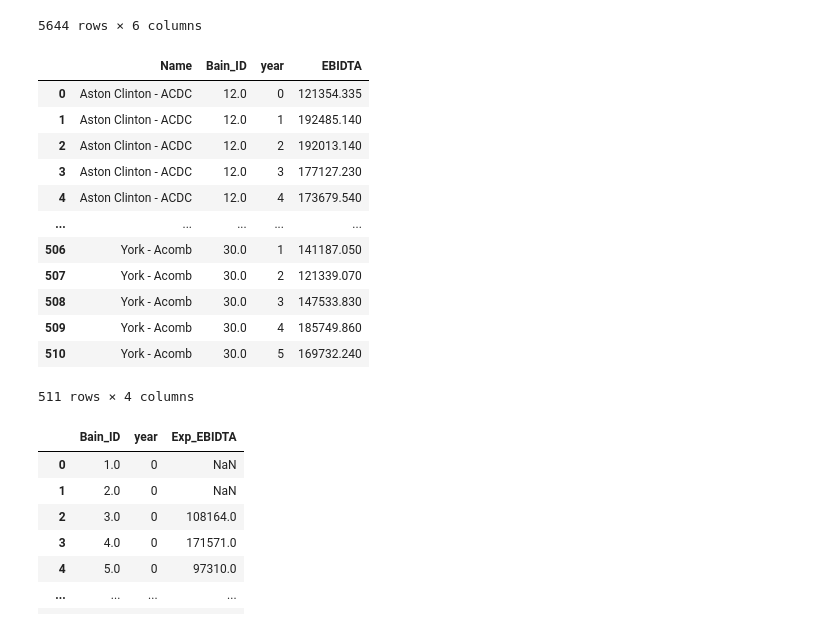
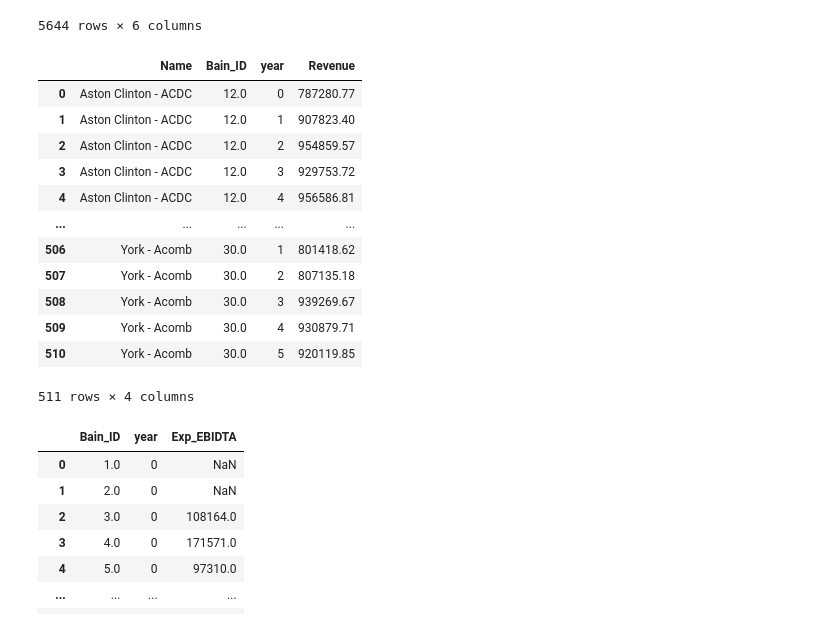
Before and after one commit to MichalChojnowski/AAG_E5GS, a Jupyter notebook: Analysis.ipynb, the cells around one changed output. Cells and saved outputs as stored; diff of their text form; code cells hidden in the pictures.

```diff
--- a/Analysis.ipynb
+++ b/Analysis.ipynb
@@ -226,20 +254,20 @@ EBITDA_table_summ = summarize_tables(EBITDA_table_long,"EBIDTA")
 # %%
 summary_table = Revenue_table_summ.merge(GrossProfit_table_summ, on=["Name","year"]).merge(EBITDA_table_summ, on=["Name","year"])
 # %%
-EBITDA_table_summ
+Revenue_table_summ
 # %% [output]
-|  | Name | Bain_ID | year | EBIDTA |
-| 0 | Aston Clinton - ACDC | 12.0 | 0 | 121354.335 |
-| 1 | Aston Clinton - ACDC | 12.0 | 1 | 192485.140 |
-| 2 | Aston Clinton - ACDC | 12.0 | 2 | 192013.140 |
-| 3 | Aston Clinton - ACDC | 12.0 | 3 | 177127.230 |
-| 4 | Aston Clinton - ACDC | 12.0 | 4 | 173679.540 |
+|  | Name | Bain_ID | year | Revenue |
+| 0 | Aston Clinton - ACDC | 12.0 | 0 | 787280.77 |
+| 1 | Aston Clinton - ACDC | 12.0 | 1 | 907823.40 |
+| 2 | Aston Clinton - ACDC | 12.0 | 2 | 954859.57 |
+| 3 | Aston Clinton - ACDC | 12.0 | 3 | 929753.72 |
+| 4 | Aston Clinton - ACDC | 12.0 | 4 | 956586.81 |
 | ... | ... | ... | ... | ... |
-| 506 | York - Acomb | 30.0 | 1 | 141187.050 |
-| 507 | York - Acomb | 30.0 | 2 | 121339.070 |
-| 508 | York - Acomb | 30.0 | 3 | 147533.830 |
-| 509 | York - Acomb | 30.0 | 4 | 185749.860 |
-| 510 | York - Acomb | 30.0 | 5 | 169732.240 |
+| 506 | York - Acomb | 30.0 | 1 | 801418.62 |
+| 507 | York - Acomb | 30.0 | 2 | 807135.18 |
+| 508 | York - Acomb | 30.0 | 3 | 939269.67 |
+| 509 | York - Acomb | 30.0 | 4 | 930879.71 |
+| 510 | York - Acomb | 30.0 | 5 | 920119.85 |
 511 rows × 4 columns
 # %%
 qwe = Master_dataset.apply(lambda x: populate_modeled_EBITDA(x, EBITDA_multiplier), axis=1)
```
Also changed, not shown: parts of 13 cells of this notebook.
